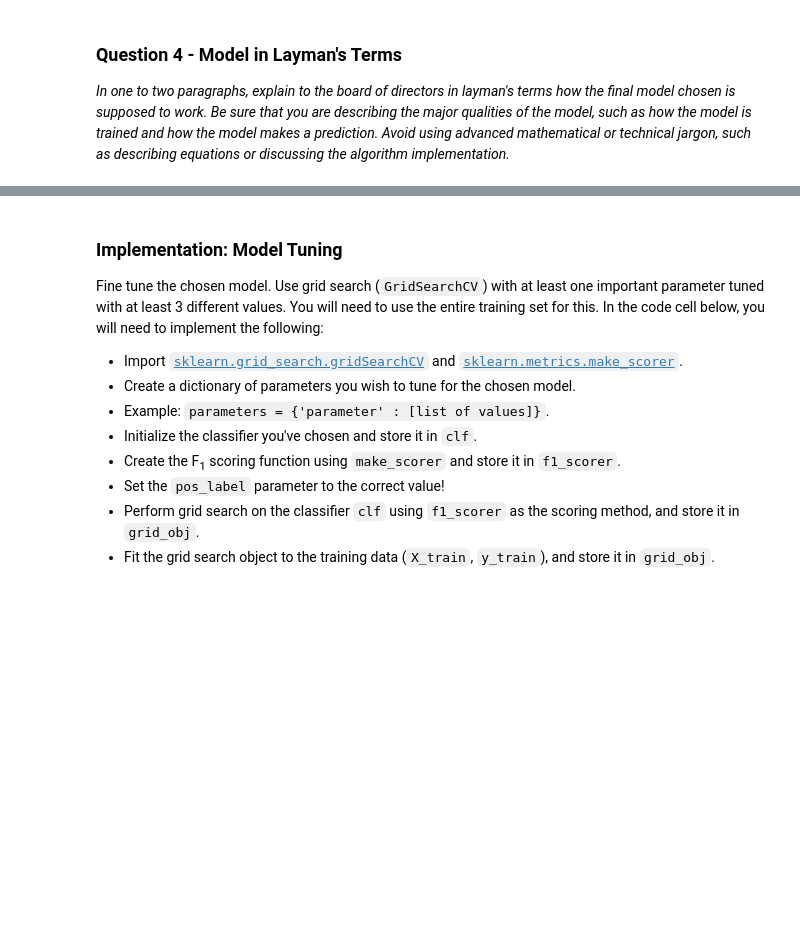
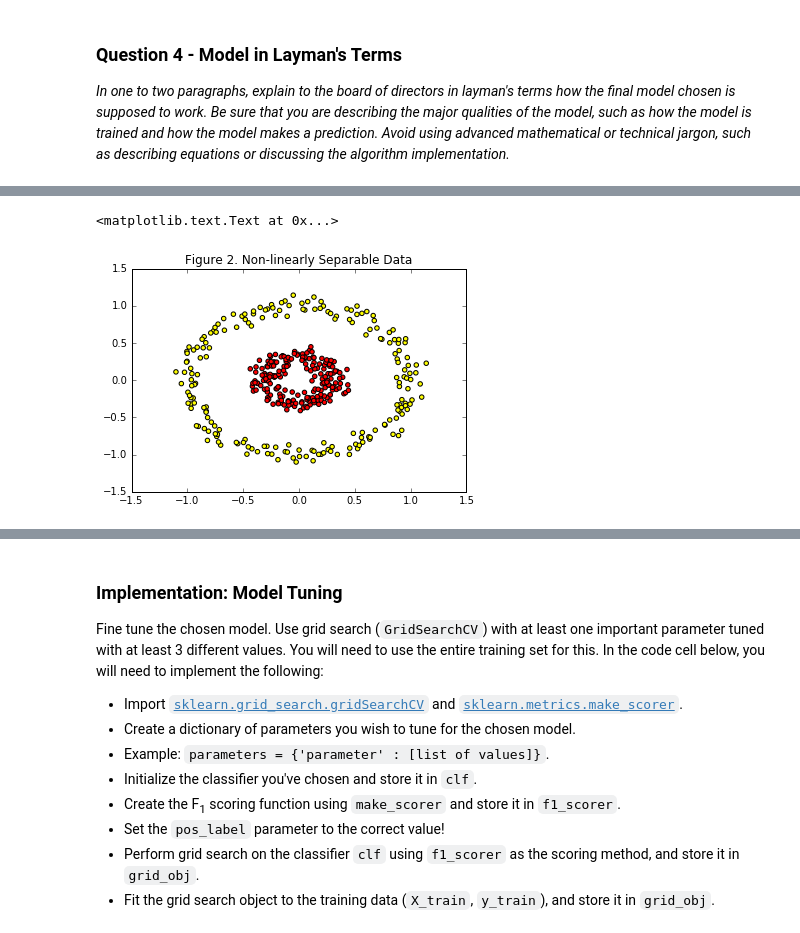
Before and after one commit to alextrickey/student_intervention, a Jupyter notebook: student_intervention.ipynb, the cells around one changed output, grey strips where cells are left out. Saved outputs shown, nothing was run; the diff lists cells and outputs as text; code cells hidden in the pictures; blank space fills up the shorter version.

```diff
--- a/student_intervention.ipynb
+++ b/student_intervention.ipynb
@@ -408,0 +458,14 @@ SVMs are different from other related classifiers because they select the decisi
+# %%
+#Import some more libraries
+from mpl_toolkits.mplot3d import Axes3D
+from sklearn.datasets import make_circles
+
+#Look at an example of non-linearly separable data
+from sklearn.datasets import make_circles
+X, y = make_circles(n_samples=400, noise=0.07, factor=0.3)
+class_colors=['red' if yi == 1 else 'yellow' for yi in y]
+plt.scatter(X[:,0],X[:,1],c=class_colors)
+plt.title('Figure 2. Non-linearly Separable Data')
+# %% [output]
+<matplotlib.text.Text at 0x...>
+[figure, added]
```
Also changed, not shown: parts of 10 cells of this notebook.
